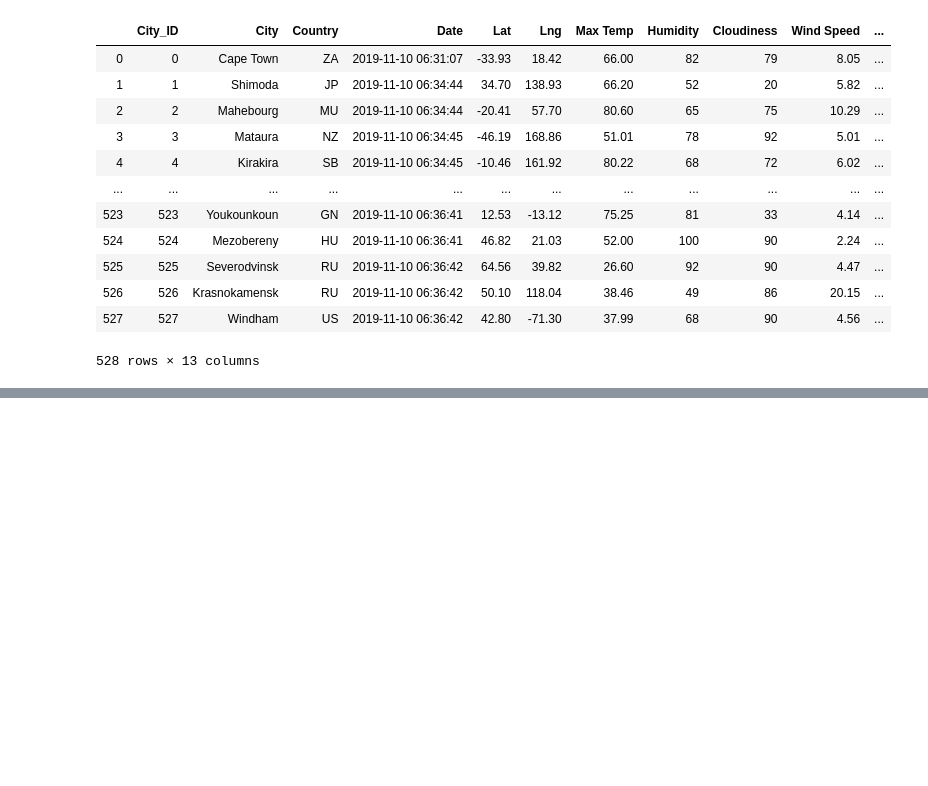
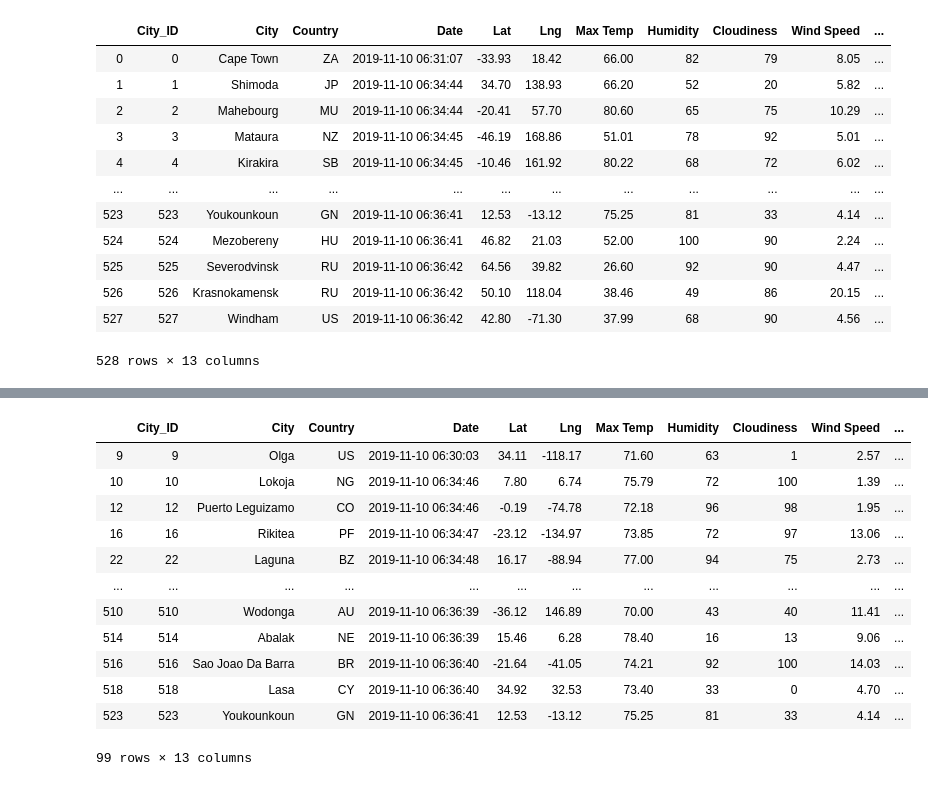
Before and after one commit to jmerkel/Weather_Travel-Planning, a Jupyter notebook: Vacation_Search.ipynb, the cells around one changed output, grey strips where cells are left out. Drawn from its saved outputs; the diff is of its cells as text; code cells hidden in the pictures; blank space fills up the shorter version.

```diff
--- a/Vacation_Search.ipynb
+++ b/Vacation_Search.ipynb
@@ -75,3 +76,20 @@ preferredCitiesDF
+# %%
+preferredCitiesDF.dropna(inplace = True)
+preferredCitiesDF
+# %% [output]
+|  | City_ID | City | Country | Date | Lat | Lng | Max Temp | Humidity | Cloudiness | Wind Speed | ... |
+| 9 | 9 | Olga | US | 2019-11-10 06:30:03 | 34.11 | -118.17 | 71.60 | 63 | 1 | 2.57 | ... |
+| 10 | 10 | Lokoja | NG | 2019-11-10 06:34:46 | 7.80 | 6.74 | 75.79 | 72 | 100 | 1.39 | ... |
+| 12 | 12 | Puerto Leguizamo | CO | 2019-11-10 06:34:46 | -0.19 | -74.78 | 72.18 | 96 | 98 | 1.95 | ... |
+| 16 | 16 | Rikitea | PF | 2019-11-10 06:34:47 | -23.12 | -134.97 | 73.85 | 72 | 97 | 13.06 | ... |
+| 22 | 22 | Laguna | BZ | 2019-11-10 06:34:48 | 16.17 | -88.94 | 77.00 | 94 | 75 | 2.73 | ... |
+| ... | ... | ... | ... | ... | ... | ... | ... | ... | ... | ... | ... |
+| 510 | 510 | Wodonga | AU | 2019-11-10 06:36:39 | -36.12 | 146.89 | 70.00 | 43 | 40 | 11.41 | ... |
+| 514 | 514 | Abalak | NE | 2019-11-10 06:36:39 | 15.46 | 6.28 | 78.40 | 16 | 13 | 9.06 | ... |
+| 516 | 516 | Sao Joao Da Barra | BR | 2019-11-10 06:36:40 | -21.64 | -41.05 | 74.21 | 92 | 100 | 14.03 | ... |
+| 518 | 518 | Lasa | CY | 2019-11-10 06:36:40 | 34.92 | 32.53 | 73.40 | 33 | 0 | 4.70 | ... |
+| 523 | 523 | Youkounkoun | GN | 2019-11-10 06:36:41 | 12.53 | -13.12 | 75.25 | 81 | 33 | 4.14 | ... |
+99 rows × 13 columns
 # %%
 #Add cities to marker w/ Hotel Name, City, Country, Current Weather Desc - Get Hotels
 hotelDF = preferredCitiesDF[["City", "Country", "Max Temp", "Lat", "Lng", "Current Description"]].copy()
```
Also changed, not shown: parts of 6 cells of this notebook, 6 other files.
